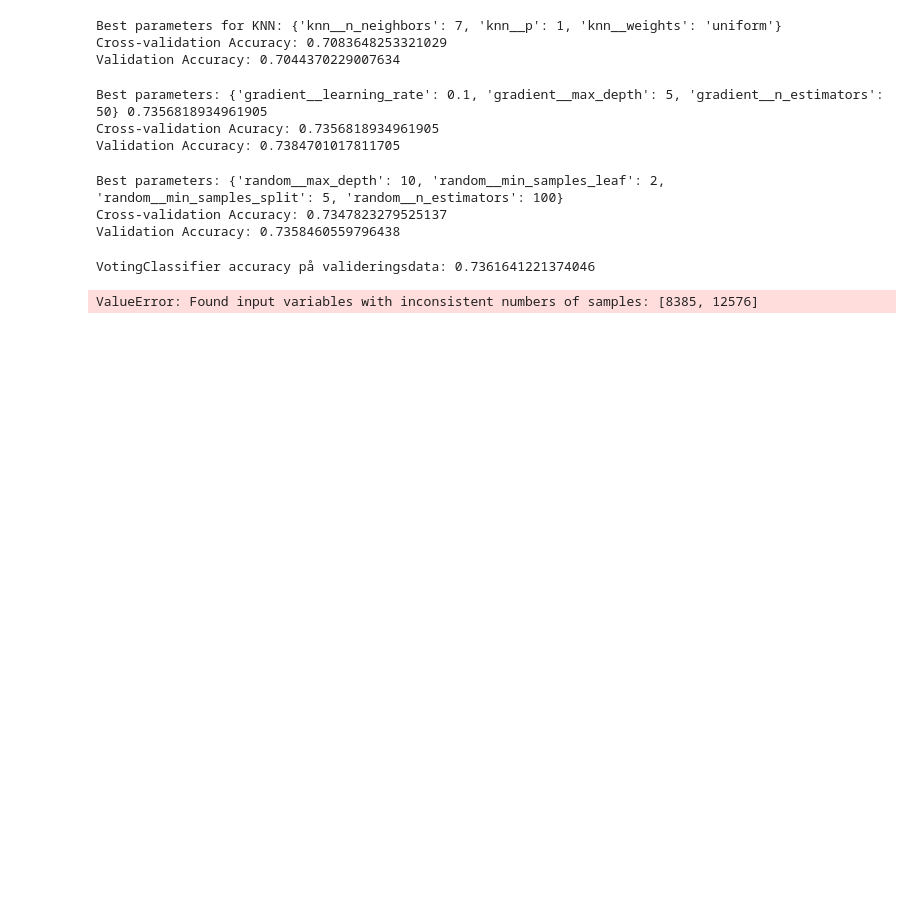
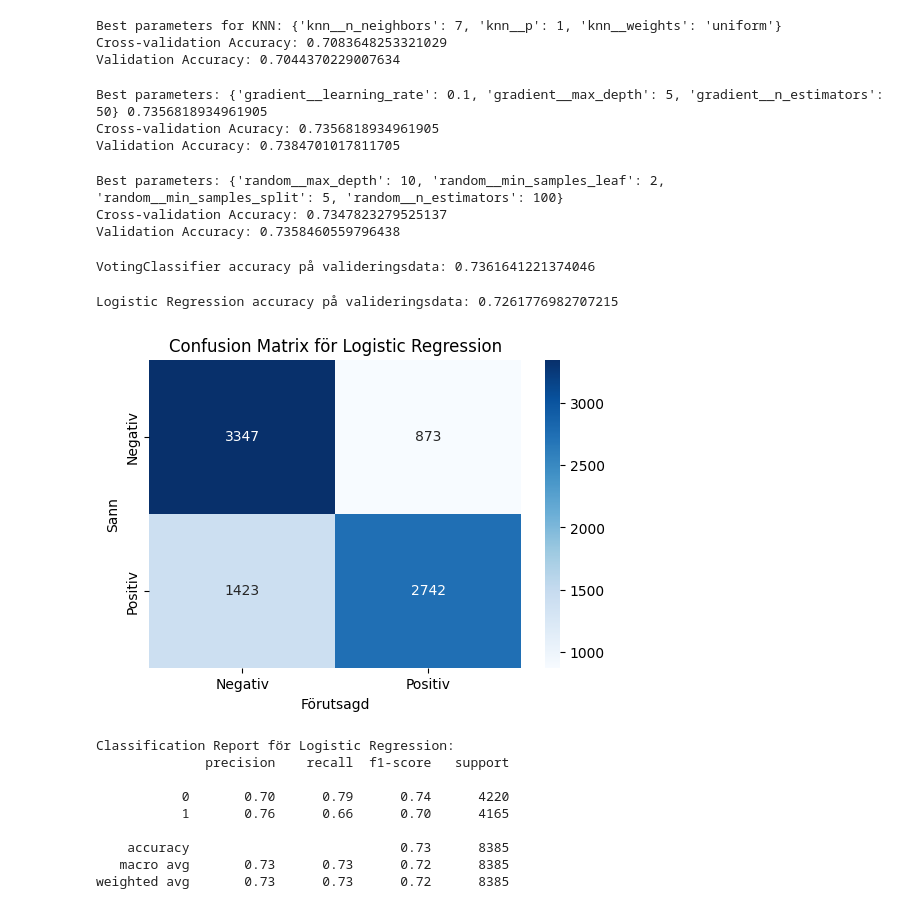
Before and after one commit to 5elma/ML, a Jupyter notebook: Lab1.ipynb, the cells around one changed output. Cells and saved outputs as stored; diff of their text form; code cells hidden in the pictures; blank space fills up the shorter version.

```diff
--- a/Lab1.ipynb
+++ b/Lab1.ipynb
@@ -494,28 +494,39 @@ VotingClassifier accuracy på valideringsdata: 0.7361641221374046
 best_log_reg_model = grid_search_log_reg.best_estimator_
 best_log_reg_model.fit(X_train, y_train)
 y_pred_log_reg = best_log_reg_model.predict(X_test)
-accuracy = accuracy_score(y_test, y_pred)
+accuracy = accuracy_score(y_test, y_pred_log_reg)
 print("Logistic Regression accuracy på valideringsdata:", accuracy)
 # %% [output]
-ValueError: Found input variables with inconsistent numbers of samples: [8385, 12576]
+Logistic Regression accuracy på valideringsdata: 0.7261776982707215
 # %%
 # Med hjälp av chatgpt
 from sklearn.metrics import confusion_matrix, classification_report
 
 # Gör förutsägelser med den bästa logistic regression modellen
 y_pred_log_reg = best_log_reg_model.predict(X_test)
 
 # Skapa en confusion matrix
-cm = confusion_matrix(y_test, y_pred)
+cm = confusion_matrix(y_test, y_pred_log_reg)
 
 # Skapa heatmap
 plt.figure(figsize=(6, 4))
 sns.heatmap(cm, annot=True, fmt='d', cmap='Blues', xticklabels=['Negativ', 'Positiv'], yticklabels=['Negativ', 'Positiv'])
 plt.title("Confusion Matrix för Logistic Regression")
 plt.xlabel("Förutsagd")
 plt.ylabel("Sann")
 plt.show()
 
 report = classification_report(y_test, y_pred_log_reg)
 print("Classification Report för Logistic Regression:")
 print(report)
+# %% [output]
+[figure, added]
+Classification Report för Logistic Regression:
+              precision    recall  f1-score   support
+
+           0       0.70      0.79      0.74      4220
+           1       0.76      0.66      0.70      4165
+
+    accuracy                           0.73      8385
+   macro avg       0.73      0.73      0.72      8385
+weighted avg       0.73      0.73      0.72      8385
```
